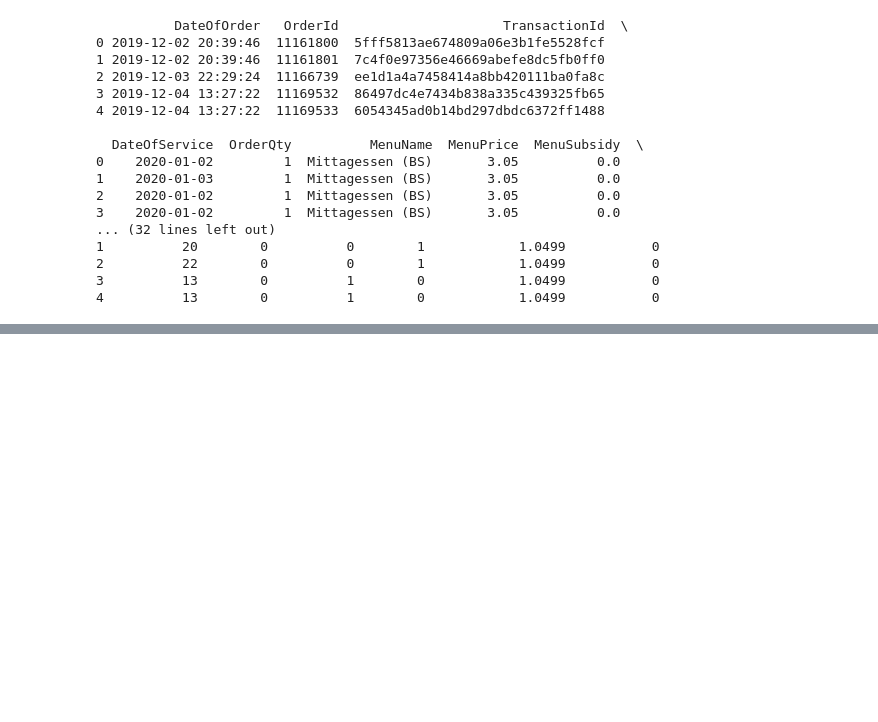
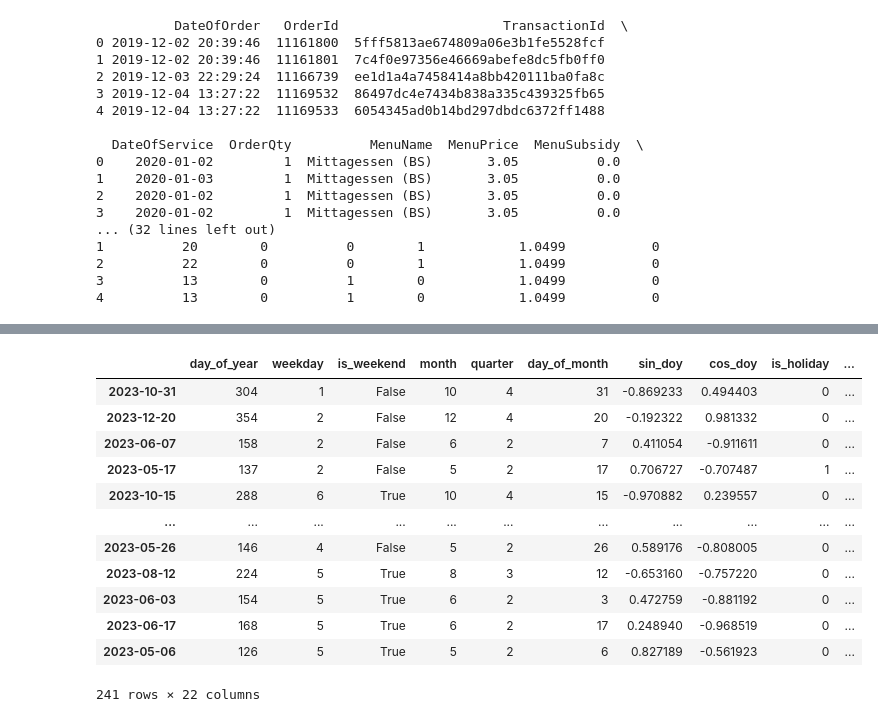
Before and after one commit to shayanxmoradi/Stattkueche, a Jupyter notebook: randomforest.ipynb, the cells around one changed output, grey strips where cells are left out. Saved outputs shown, nothing was run; the diff lists cells and outputs as text; code cells hidden in the pictures; blank space fills up the shorter version.

```diff
--- a/randomforest.ipynb
+++ b/randomforest.ipynb
@@ -44,0 +430,21 @@ filtered_df = df[df['DateOfService'] < df['DateOfOrder'].dt.date]
+# %%
+# show worst predications
+temp_df = model_info['X_test'].copy()
+temp_df['y_true'] = y_test
+temp_df['y_pred'] = y_pred
+temp_df['error'] = np.abs(temp_df['y_true'] - temp_df['y_pred'])
+temp_df.sort_values(by='error', ascending=False)
+# %% [output]
+|  | day_of_year | weekday | is_weekend | month | quarter | day_of_month | sin_doy | cos_doy | is_holiday | ... |
+| 2023-10-31 | 304 | 1 | False | 10 | 4 | 31 | -0.869233 | 0.494403 | 0 | ... |
+| 2023-12-20 | 354 | 2 | False | 12 | 4 | 20 | -0.192322 | 0.981332 | 0 | ... |
+| 2023-06-07 | 158 | 2 | False | 6 | 2 | 7 | 0.411054 | -0.911611 | 0 | ... |
+| 2023-05-17 | 137 | 2 | False | 5 | 2 | 17 | 0.706727 | -0.707487 | 1 | ... |
+| 2023-10-15 | 288 | 6 | True | 10 | 4 | 15 | -0.970882 | 0.239557 | 0 | ... |
+| ... | ... | ... | ... | ... | ... | ... | ... | ... | ... | ... |
+| 2023-05-26 | 146 | 4 | False | 5 | 2 | 26 | 0.589176 | -0.808005 | 0 | ... |
+| 2023-08-12 | 224 | 5 | True | 8 | 3 | 12 | -0.653160 | -0.757220 | 0 | ... |
+| 2023-06-03 | 154 | 5 | True | 6 | 2 | 3 | 0.472759 | -0.881192 | 0 | ... |
+| 2023-06-17 | 168 | 5 | True | 6 | 2 | 17 | 0.248940 | -0.968519 | 0 | ... |
+| 2023-05-06 | 126 | 5 | True | 5 | 2 | 6 | 0.827189 | -0.561923 | 0 | ... |
+241 rows × 22 columns
```
Also changed, not shown: parts of 11 cells of this notebook, 1 other file.
